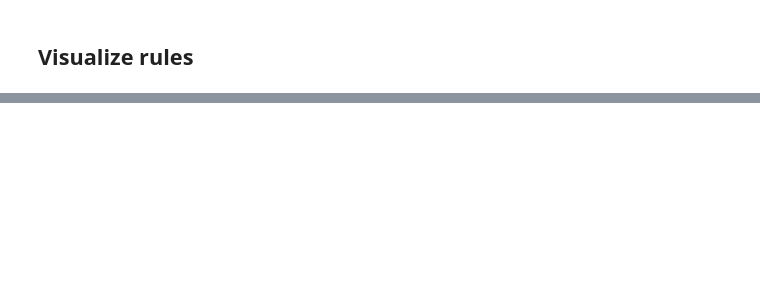
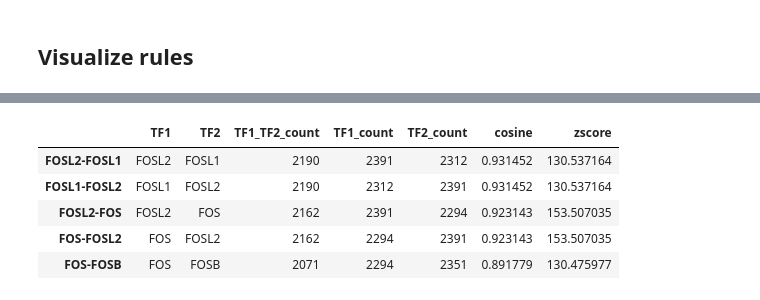
Before and after one commit to loosolab/TF-COMB, a Jupyter notebook: examples/TFBS_from_motifs.ipynb, the cells around one changed output, grey strips where cells are left out. Drawn from its saved outputs; the diff is of its cells as text; code cells hidden in the pictures; blank space fills up the shorter version.

```diff
--- a/examples/TFBS_from_motifs.ipynb
+++ b/examples/TFBS_from_motifs.ipynb
@@ -49,0 +146,9 @@ _ = C.plot_bubble()
+# %%
+C.rules.head()
+# %% [output]
+|  | TF1 | TF2 | TF1_TF2_count | TF1_count | TF2_count | cosine | zscore |
+| FOSL2-FOSL1 | FOSL2 | FOSL1 | 2190 | 2391 | 2312 | 0.931452 | 130.537164 |
+| FOSL1-FOSL2 | FOSL1 | FOSL2 | 2190 | 2312 | 2391 | 0.931452 | 130.537164 |
+| FOSL2-FOS | FOSL2 | FOS | 2162 | 2391 | 2294 | 0.923143 | 153.507035 |
+| FOS-FOSL2 | FOS | FOSL2 | 2162 | 2294 | 2391 | 0.923143 | 153.507035 |
+| FOS-FOSB | FOS | FOSB | 2071 | 2294 | 2351 | 0.891779 | 130.475977 |
```
Also changed, not shown: parts of 23 cells of this notebook, 8 other files.
